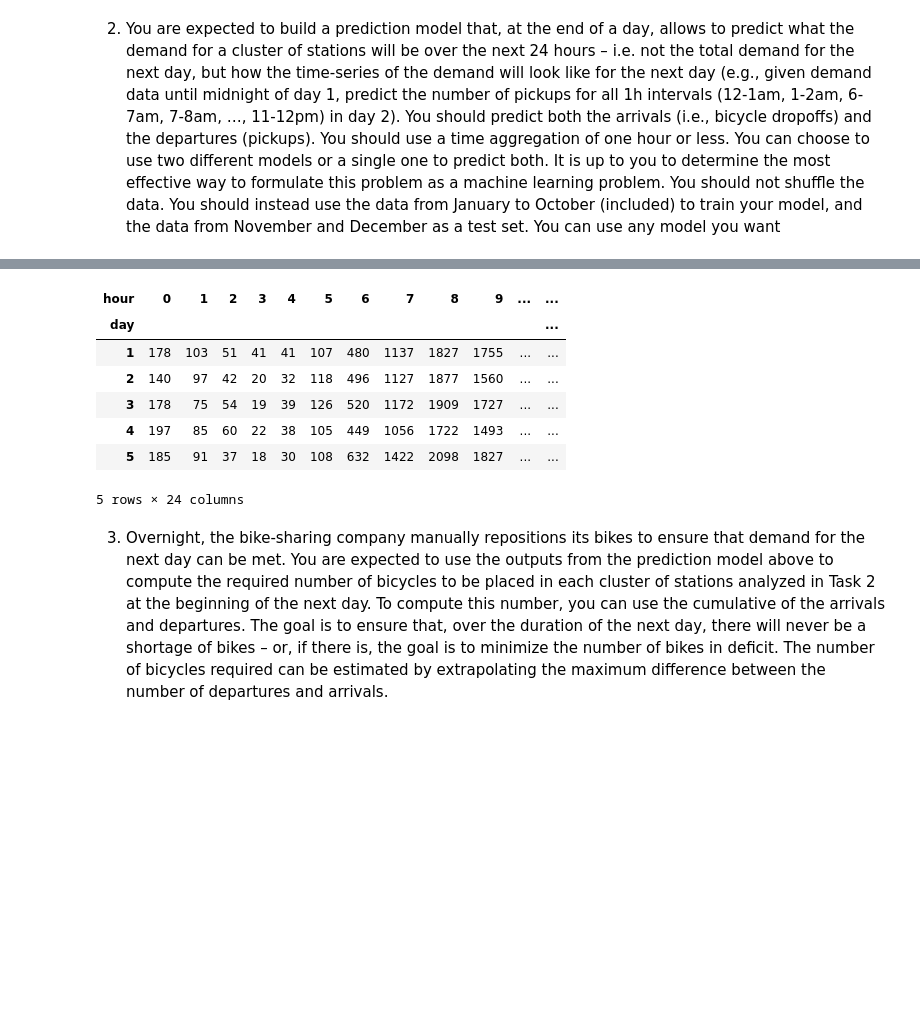
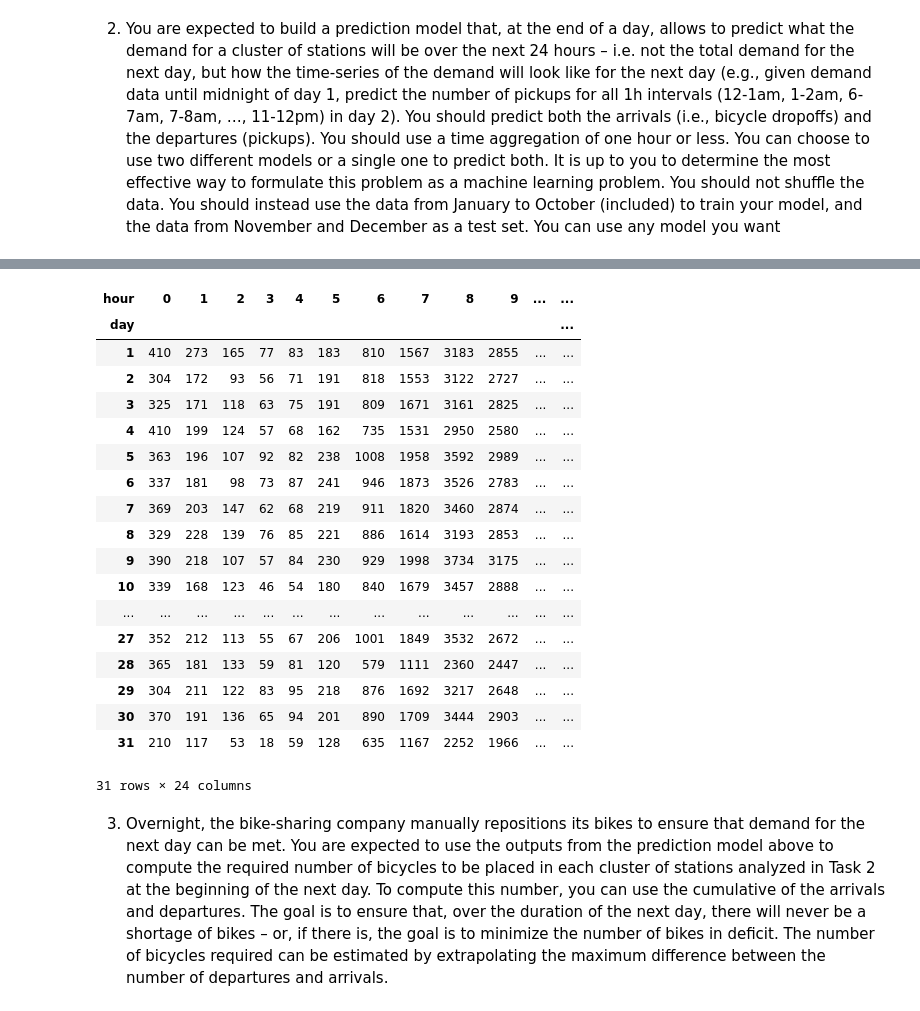
Before and after one commit to bodvarsdottirkristin/ba-group-37, a Jupyter notebook: notebooks/prediction_challenge.ipynb, the cells around one changed output, grey strips where cells are left out. Saved outputs shown, nothing was run; the diff lists cells and outputs as text; code cells hidden in the pictures; blank space fills up the shorter version.

```diff
--- a/notebooks/prediction_challenge.ipynb
+++ b/notebooks/prediction_challenge.ipynb
@@ -210,3 +213,24 @@ to determine the most effective way to formulate this problem as a machine learn
 problem. You should not shuffle the data. You should instead use the data from
 January to October (included) to train your model, and the data from November and
 December as a test set. You can use any model you want
+# %%
+# Now let's plot the total pickup for each hour througout the year for the chosen clusters
+# create an hour column
+f['hour'] = f['starttime'].dt.hour
+
+# --- Compute total pickups per hour ---
+hourly_counts = f.groupby('hour').size()
+
+# Ensure all 24 hours exist
+hourly_counts = hourly_counts.reindex(range(24), fill_value=0)
+
+# --- Plot ---
+plt.figure(figsize=(12,6))
+plt.bar(hourly_counts.index, hourly_counts.values)
+plt.xlabel("Hour of Day (0–23)")
+plt.ylabel("Total Pickups in Year")
+plt.title("Total Pickups per Hour Throughout the Year")
+plt.xticks(range(24))
+plt.grid(axis='y', linestyle='--', alpha=0.4)
+plt.tight_layout()
+plt.show()
@@ -226,44 +252,51 @@ grp = f.groupby(['cluster', 'day', 'hour']).size()
 # Make sure all 24 hours exist in every pivot
 def pivot_cluster(g):
     df = (g.unstack('hour', fill_value=0)
             .reindex(columns=range(24), fill_value=0))
     return df
 
 cluster_pivot = grp.groupby(level='cluster', group_keys=False).apply(pivot_cluster)
 
 # --- Ensure all days in your year appear, even if zeros (nice for modeling) ---
 date_min = f['day'].min()
 date_max = f['day'].max()
 all_days = pd.date_range(date_min, date_max, freq='D')
 
 def reindex_days(df):
     return df.reindex(all_days, fill_value=0)
 
 #cluster_pivot = cluster_pivot.groupby(level='cluster', group_keys=True)\
 #                             .apply(reindex_days)
 
 # Now `cluster_pivot` has a MultiIndex row (cluster, day) and columns 0..23.
 # If you prefer separate tables per cluster:
 cluster_tables = {
     c: cluster_pivot.xs(c, level='cluster').rename_axis('day')
     for c in cluster_pivot.index.get_level_values('cluster').unique()
 }
 
 # change the number to see for each cluster
-cluster_tables[3].head()
-
-# Optional: save each to CSV
-# for c, dfc in cluster_tables.items():
-#     dfc.to_csv(f'cluster_{c}_day_by_hour.csv', index=True)
+cluster_tables[8]
 # %% [output]
 | hour | 0 | 1 | 2 | 3 | 4 | 5 | 6 | 7 | 8 | 9 | ... | ... |
 | day |  |  |  |  |  |  |  |  |  |  |  | ... |
-| 1 | 178 | 103 | 51 | 41 | 41 | 107 | 480 | 1137 | 1827 | 1755 | ... | ... |
-| 2 | 140 | 97 | 42 | 20 | 32 | 118 | 496 | 1127 | 1877 | 1560 | ... | ... |
-| 3 | 178 | 75 | 54 | 19 | 39 | 126 | 520 | 1172 | 1909 | 1727 | ... | ... |
-| 4 | 197 | 85 | 60 | 22 | 38 | 105 | 449 | 1056 | 1722 | 1493 | ... | ... |
-| 5 | 185 | 91 | 37 | 18 | 30 | 108 | 632 | 1422 | 2098 | 1827 | ... | ... |
+| 1 | 410 | 273 | 165 | 77 | 83 | 183 | 810 | 1567 | 3183 | 2855 | ... | ... |
+| 2 | 304 | 172 | 93 | 56 | 71 | 191 | 818 | 1553 | 3122 | 2727 | ... | ... |
+| 3 | 325 | 171 | 118 | 63 | 75 | 191 | 809 | 1671 | 3161 | 2825 | ... | ... |
+| 4 | 410 | 199 | 124 | 57 | 68 | 162 | 735 | 1531 | 2950 | 2580 | ... | ... |
+| 5 | 363 | 196 | 107 | 92 | 82 | 238 | 1008 | 1958 | 3592 | 2989 | ... | ... |
+| 6 | 337 | 181 | 98 | 73 | 87 | 241 | 946 | 1873 | 3526 | 2783 | ... | ... |
+| 7 | 369 | 203 | 147 | 62 | 68 | 219 | 911 | 1820 | 3460 | 2874 | ... | ... |
+| 8 | 329 | 228 | 139 | 76 | 85 | 221 | 886 | 1614 | 3193 | 2853 | ... | ... |
+| 9 | 390 | 218 | 107 | 57 | 84 | 230 | 929 | 1998 | 3734 | 3175 | ... | ... |
+| 10 | 339 | 168 | 123 | 46 | 54 | 180 | 840 | 1679 | 3457 | 2888 | ... | ... |
+| ... | ... | ... | ... | ... | ... | ... | ... | ... | ... | ... | ... | ... |
+| 27 | 352 | 212 | 113 | 55 | 67 | 206 | 1001 | 1849 | 3532 | 2672 | ... | ... |
+| 28 | 365 | 181 | 133 | 59 | 81 | 120 | 579 | 1111 | 2360 | 2447 | ... | ... |
+| 29 | 304 | 211 | 122 | 83 | 95 | 218 | 876 | 1692 | 3217 | 2648 | ... | ... |
+| 30 | 370 | 191 | 136 | 65 | 94 | 201 | 890 | 1709 | 3444 | 2903 | ... | ... |
+| 31 | 210 | 117 | 53 | 18 | 59 | 128 | 635 | 1167 | 2252 | 1966 | ... | ... |
-5 rows × 24 columns
+31 rows × 24 columns
 # %%
 # Byrja næsta part hér ........
 # %% [markdown]
```
Also changed, not shown: parts of 5 cells of this notebook.
